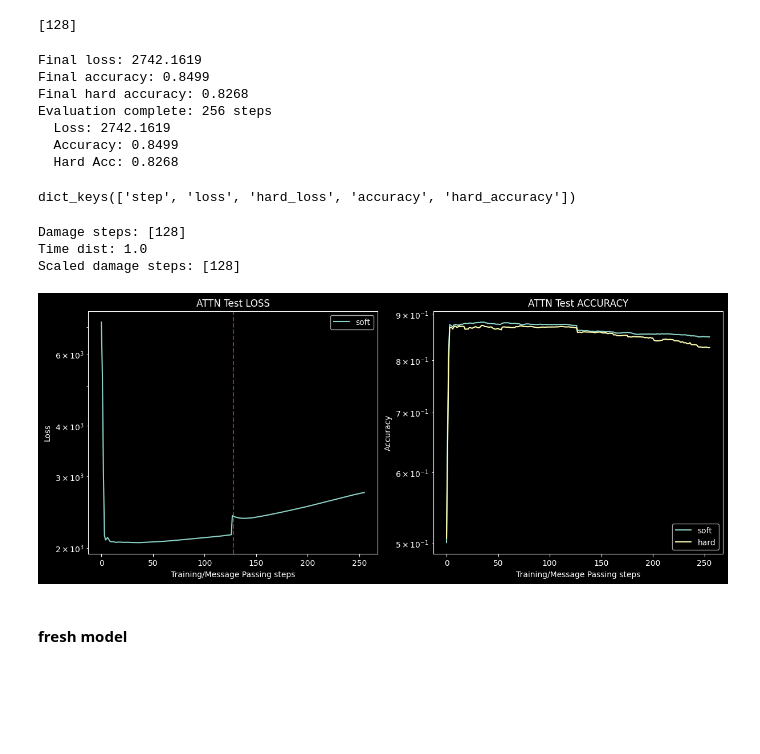
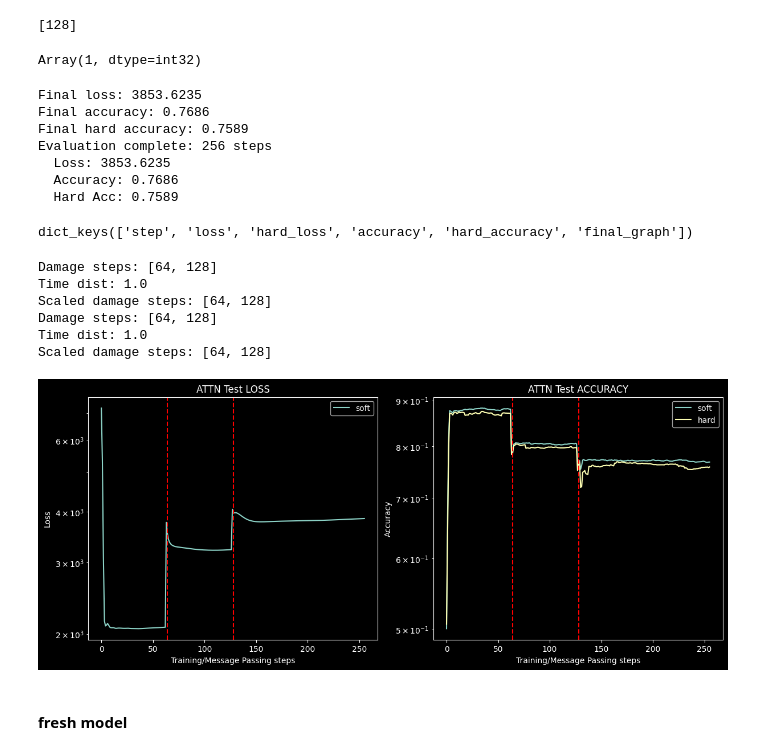
Before and after one commit to GabrielBena/boolean_nca_cc, a Jupyter notebook: random_boolean_nets.ipynb, the cells around one changed output. Cells and saved outputs as stored; diff of their text form; code cells hidden in the pictures; blank space fills up the shorter version.

Commit message:
non-permanent damages, final sweep

```diff
--- a/random_boolean_nets.ipynb
+++ b/random_boolean_nets.ipynb
@@ -121,8 +121,8 @@ x = jp.arange(case_n)
 test_seeds = jax.random.split(jax.random.PRNGKey(42), 5)
 
 (x_train, y_train), (x_test, y_test), (x, y0) = get_task_data(
-    config.circuit.task,
-    # "reverse",
+    # config.circuit.task,
+    "binary_multiply",
     case_n,
     input_bits=input_n,
     output_bits=output_n,
@@ -598,7 +602,7 @@ graph = build_graph(
     arity,
     circuit_hidden_dim=hidden_dim,
     loss_value=0.0,
-    gate_knockout_mask=gate_mask,
+    # gate_knockout_mask=gate_mask,
 )
 # %%
 from boolean_nca_cc.training.pool.pool import initialize_graph_pool
@@ -1135,6 +1130,19 @@ Instantiate overrides: {'arity': 4, 'rngs': Rngs( # RngState: 2 (12 B)
 ), 'n_node': 360}
 Computed n_nodes for CircuitSelfAttention: 360
 Successfully instantiated model: CircuitSelfAttention
+# %%
+(x_train, y_train), (x_test, y_test), (x, y0) = get_task_data(
+    loaded_config.circuit.task,
+    case_n,
+    input_bits=loaded_config.circuit.input_bits,
+    output_bits=loaded_config.circuit.output_bits,
+    text=loaded_config.circuit.text,
+    # text="!NCA Circuits!",
+    # text="Hello!",
+    train_test_split=True,
+    test_ratio=0.2,
+    seed=42,
+)
 # %%
 hidden_dim = loaded_config.circuit.circuit_hidden_dim
 n_message_steps = loaded_config.training.n_message_steps
@@ -1179,4 +1202,11 @@ print(damage_steps)
+# %%
+(final_graph.nodes["gate_knockout_mask"] == 0).sum()
+# %% [output]
+Array(1, dtype=int32)
 # %%
+damage_steps = [64, 128]
+
+
 step_metrics_attn = evaluate_model_stepwise(
     model=best_attn_model,
     wires=wires,
@@ -1192,49 +1222,55 @@ step_metrics_attn = evaluate_model_stepwise(
     use_tqdm=True,
     verbose=True,
     damage_steps=damage_steps,
-    knockout_per_damage_step=loaded_config.damage.knockouts_per_event,
+    # knockout_per_damage_step=loaded_config.damage.knockouts_per_event,
+    knockout_per_damage_step=16,
     bidirectional_edges=True,
+    permanent_damage=True,
 )
 
 step_metrics_attn.keys()
 # %% [output]
-Final loss: 2742.1619
-Final accuracy: 0.8499
-Final hard accuracy: 0.8268
+Final loss: 3853.6235
+Final accuracy: 0.7686
+Final hard accuracy: 0.7589
 Evaluation complete: 256 steps
-  Loss: 2742.1619
-  Accuracy: 0.8499
-  Hard Acc: 0.8268
+  Loss: 3853.6235
+  Accuracy: 0.7686
+  Hard Acc: 0.7589
-dict_keys(['step', 'loss', 'hard_loss', 'accuracy', 'hard_accuracy'])
+dict_keys(['step', 'loss', 'hard_loss', 'accuracy', 'hard_accuracy', 'final_graph'])
 # %%
 fig, axs = plt.subplots(1, 2, figsize=(12, 5), sharey=False, sharex=True, constrained_layout=True)
 
 
 plot_losses(
     aux_log=step_metrics_attn,
     figax=(fig, axs[0]),
     title="ATTN Test LOSS",
     damage_steps=damage_steps,
     plot_damages=True,
     smooth_factor=len(step_metrics_attn["step"]),
     plot_hard=False,
     logscale=True,
 )
+
 plot_losses(
     aux_log=step_metrics_attn,
     figax=(fig, axs[1]),
     plot_accuracy=True,
     title="ATTN Test ACCURACY",
     damage_steps=damage_steps,
-    plot_damages=False,
+    plot_damages=True,
     smooth_factor=len(step_metrics_attn["step"]),
     logscale=True,
 )
 # %% [output]
-Damage steps: [128]
+Damage steps: [64, 128]
 Time dist: 1.0
-Scaled damage steps: [128]
+Scaled damage steps: [64, 128]
+Damage steps: [64, 128]
+Time dist: 1.0
+Scaled damage steps: [64, 128]
-[figure, old version]
+[figure, new version]
 # %% [markdown]
 #### fresh model
 # %%
```
Also changed, not shown: parts of 6 cells of this notebook, 5 other files.
